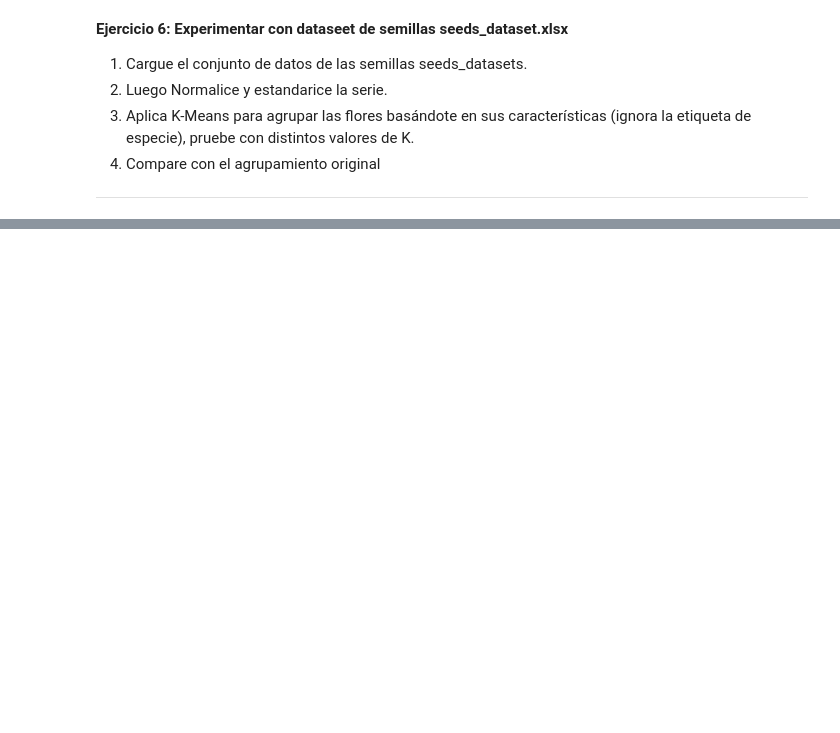
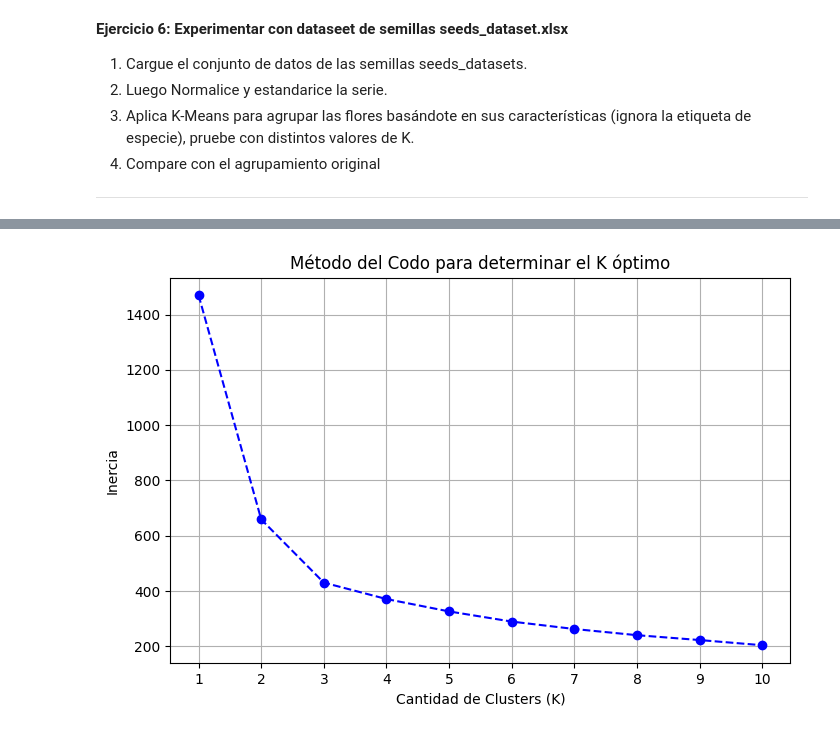
Before and after one commit to mtnleo/Uni_AI_1, a Jupyter notebook: Guia4_Leonardi.ipynb, the cells around one changed output, grey strips where cells are left out. Saved outputs shown, nothing was run; the diff lists cells and outputs as text; code cells hidden in the pictures; blank space fills up the shorter version.

Commit message:
Guía 4 finalizada.

```diff
--- a/Guia4_Leonardi.ipynb
+++ b/Guia4_Leonardi.ipynb
@@ -346,0 +404,93 @@ plt.show()
+# %%
+# 1. Cargue el conjunto de datos de las semillas seeds_datasets.
+from google.colab import drive
+from sklearn.preprocessing import StandardScaler, MinMaxScaler # 2.
+from sklearn.cluster import KMeans # 3.
+
+#drive.mount('/content/drive')
+
+try:
+      seeds_dataset = '/content/drive/MyDrive/seeds_dataset.xlsx'
+      df = pd.read_excel(seeds_dataset, header=0) # Changed header=None to header=0 to correctly load column names
+      print(f"Archivo '{seeds_dataset}' cargado correctamente.")
+except Exception as e:
+    print(f"Error cargando el archivo: {e}")
+
+print("Primeras 5 filas del dataset generado:")
+display(df.head())
+
+
+# 2. Luego Normalice y estandarice la serie.
+X = df.drop(columns=['Type'])
+y = df['Type']
+
+
+scaler_std = StandardScaler()
+X_std = scaler_std.fit_transform(X)
+
+scaler_mm = MinMaxScaler()
+X_train_mm = scaler_mm.fit_transform(X)
+
+# 3. Aplica K-Means para agrupar las flores basándote en sus características
+# (ignora la etiqueta de especie), pruebe con distintos valores de K.
+inercias = []
+valores_k = range(1, 11) # Probamos de 1 a 10 clusters
+
+for k in valores_k:
+    # Instanciamos el modelo.
+    kmeans = KMeans(n_clusters=k, random_state=42, n_init=10)
+
+    # Entrenamos usando los datos estandarizados (X_std)
+    kmeans.fit(X_std)
+
+    # Guardamos la inercia resultante
+    inercias.append(kmeans.inertia_)
+
+  # Graficamos los resultados (Método del Codo)
+plt.figure(figsize=(8, 5))
+plt.plot(valores_k, inercias, marker='o', linestyle='--', color='b')
+plt.title('Método del Codo para determinar el K óptimo')
+plt.xlabel('Cantidad de Clusters (K)')
+plt.ylabel('Inercia')
+plt.xticks(valores_k)
+plt.grid(True)
+plt.show()
+
+kmeans_final = KMeans(n_clusters=3, random_state=42, n_init=10)
+y_kmeans_semillas = kmeans_final.fit_predict(X_std)
+
+###
+  # Visualizar resultados
+plt.figure(figsize=(12, 5))
+
+  # Gráfico 1: Especies Reales (Tipos de Semillas)
+plt.subplot(1, 2, 1)
+    # Usamos X_std para mantener la misma escala visual en ambos gráficos
+plt.scatter(X_std[:, 0], X_std[:, 1], c=df['Type'], cmap='viridis', s=50)
+plt.title('Clases Reales (Semillas)')
+plt.xlabel('Área (Estandarizada)')
+plt.ylabel('Perímetro (Estandarizado)')
+
+  # Gráfico 2: Clusters de K-Means
+plt.subplot(1, 2, 2)
+    # Usamos las predicciones del modelo (y_kmeans_semillas) y los datos estandarizados
+plt.scatter(X_std[:, 0], X_std[:, 1], c=y_kmeans_semillas, cmap='viridis', s=50)
+
+    # Usamos kmeans_final, que es el modelo entrenado con k=3
+plt.scatter(kmeans_final.cluster_centers_[:, 0], kmeans_final.cluster_centers_[:, 1],
+            c='red', s=200, alpha=0.75, marker='X', label='Centroides')
+plt.title('K-Means (k=3)')
+plt.xlabel('Área (Estandarizada)')
+plt.ylabel('Perímetro (Estandarizado)')
+plt.legend()
+
+plt.tight_layout()
+plt.show()
+
+# 4. Compare con el agrupamiento original
+# Nuevamente, como ocurría en el dataset de iris, Kmeans pudo deducir muy bien
+# cuales son las tres especies. En este caso incluso mejor. Tras utilizar el
+# método del codo (y como ya sabiamos en base a que teníamos solo 3 tipos)
+# había que identificar 3 clusters, uno para cada especie.
+# ¡Resultado más que satisfactorio!
+# %% [output]
@@ -346,0 +505 @@ plt.show()
+[figure, added]
```
Also changed, not shown: parts of 6 cells of this notebook.
